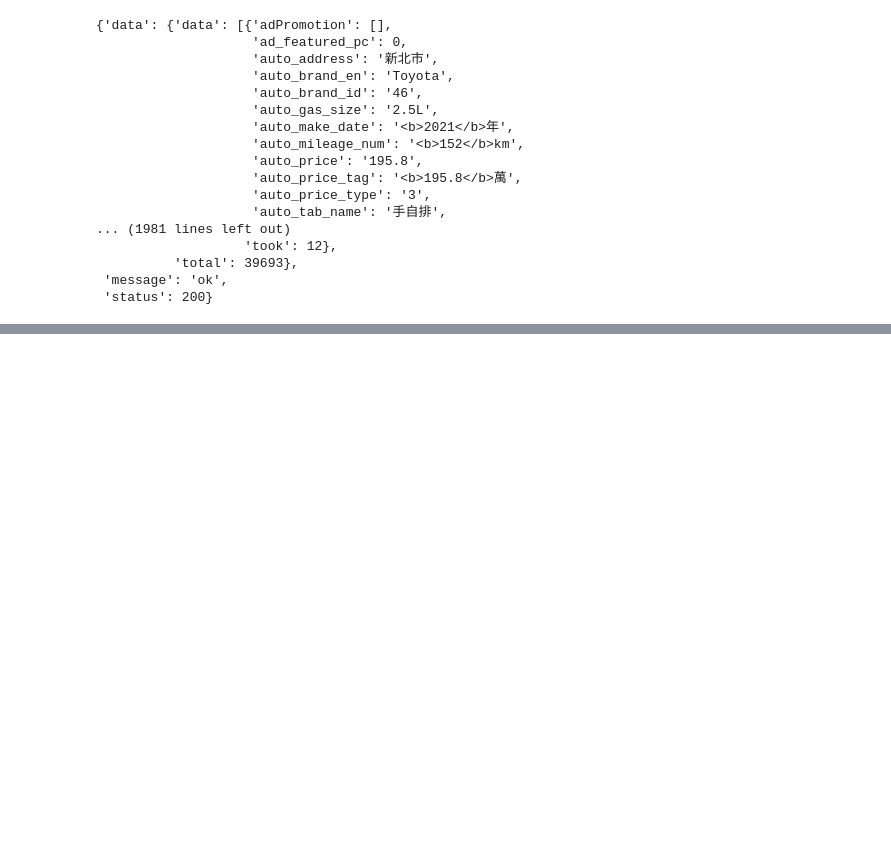
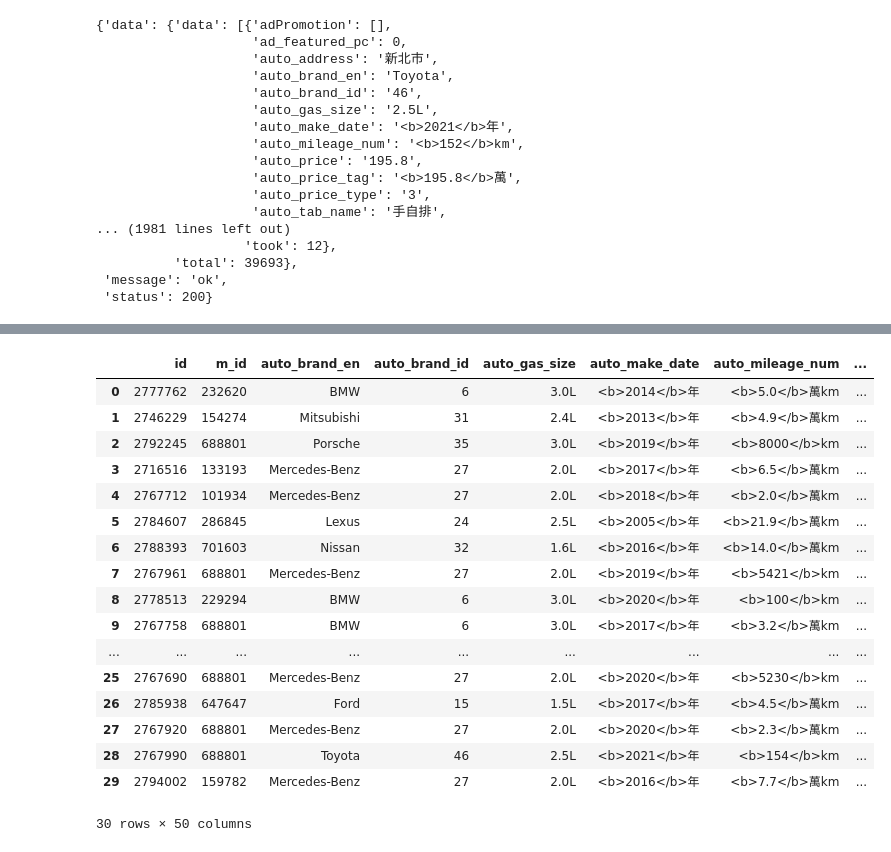
Before and after one commit to shaunchuang/crawl_test, a Jupyter notebook: 8891_2.ipynb, the cells around one changed output, grey strips where cells are left out. Cells and saved outputs as stored; diff of their text form; code cells hidden in the pictures; blank space fills up the shorter version.

```diff
--- a/8891_2.ipynb
+++ b/8891_2.ipynb
@@ -8,13 +8,12 @@ from pprint import pprint
 headers = {
     'user-agent': 'Mozilla/5.0 (Windows NT 10.0; Win64; x64) AppleWebKit/537.36 (KHTML, like Gecko) Chrome/88.0.4324.150 Safari/537.36 Edg/88.0.705.68'}
 
-df=pd.DataFrame(columns=['id','m_id','auto_brand_en','auto_brand_id','auto_gas_size','auto_make_date','auto_mileage_num','auto_price','auto_price_tag',
+df1=pd.DataFrame(columns=['id','m_id','auto_brand_en','auto_brand_id','auto_gas_size','auto_make_date','auto_mileage_num','auto_price','auto_price_tag',
                          'auto_price_type','auto_title_all','item_post_date','item_renew_date','is_new','item_show_num','photo','photoList','rank'])
 
-for i in range(3):
+for i in range(1,4):
     url = f'https://auto.8891.com.tw/usedauto-newSearch.html?page={i}&limit=40'
     r=requests.get(url,headers=headers)
     data=r.json()
-    df=df.append(pd.concat([df,pd.json_normalize(data['data']['data'])], axis=0))
-    df.reset_index()
-    df.to_csv('car_8891.csv', mode='a')
+    df1=df1.append(pd.concat([df1,pd.json_normalize(data['data']['data'])], axis=0))
+df1.to_csv('car_8891.csv', mode='a',header=0,encoding='utf-8-sig')
@@ -58,0 +73,2 @@ df
+# %%
+df_read=pd.read_csv('car_8891.csv',names=df1.columns)
@@ -58,0 +176,21 @@ df
+# %%
+df_read.head(30)
+# %% [output]
+|  | id | m_id | auto_brand_en | auto_brand_id | auto_gas_size | auto_make_date | auto_mileage_num | ... |
+| 0 | 2777762 | 232620 | BMW | 6 | 3.0L | <b>2014</b>年 | <b>5.0</b>萬km | ... |
+| 1 | 2746229 | 154274 | Mitsubishi | 31 | 2.4L | <b>2013</b>年 | <b>4.9</b>萬km | ... |
+| 2 | 2792245 | 688801 | Porsche | 35 | 3.0L | <b>2019</b>年 | <b>8000</b>km | ... |
+| 3 | 2716516 | 133193 | Mercedes-Benz | 27 | 2.0L | <b>2017</b>年 | <b>6.5</b>萬km | ... |
+| 4 | 2767712 | 101934 | Mercedes-Benz | 27 | 2.0L | <b>2018</b>年 | <b>2.0</b>萬km | ... |
+| 5 | 2784607 | 286845 | Lexus | 24 | 2.5L | <b>2005</b>年 | <b>21.9</b>萬km | ... |
+| 6 | 2788393 | 701603 | Nissan | 32 | 1.6L | <b>2016</b>年 | <b>14.0</b>萬km | ... |
+| 7 | 2767961 | 688801 | Mercedes-Benz | 27 | 2.0L | <b>2019</b>年 | <b>5421</b>km | ... |
+| 8 | 2778513 | 229294 | BMW | 6 | 3.0L | <b>2020</b>年 | <b>100</b>km | ... |
+| 9 | 2767758 | 688801 | BMW | 6 | 3.0L | <b>2017</b>年 | <b>3.2</b>萬km | ... |
+| ... | ... | ... | ... | ... | ... | ... | ... | ... |
+| 25 | 2767690 | 688801 | Mercedes-Benz | 27 | 2.0L | <b>2020</b>年 | <b>5230</b>km | ... |
+| 26 | 2785938 | 647647 | Ford | 15 | 1.5L | <b>2017</b>年 | <b>4.5</b>萬km | ... |
+| 27 | 2767920 | 688801 | Mercedes-Benz | 27 | 2.0L | <b>2020</b>年 | <b>2.3</b>萬km | ... |
+| 28 | 2767990 | 688801 | Toyota | 46 | 2.5L | <b>2021</b>年 | <b>154</b>km | ... |
+| 29 | 2794002 | 159782 | Mercedes-Benz | 27 | 2.0L | <b>2016</b>年 | <b>7.7</b>萬km | ... |
+30 rows × 50 columns
```
Also changed, not shown: parts of 14 cells of this notebook, 9 other files.
